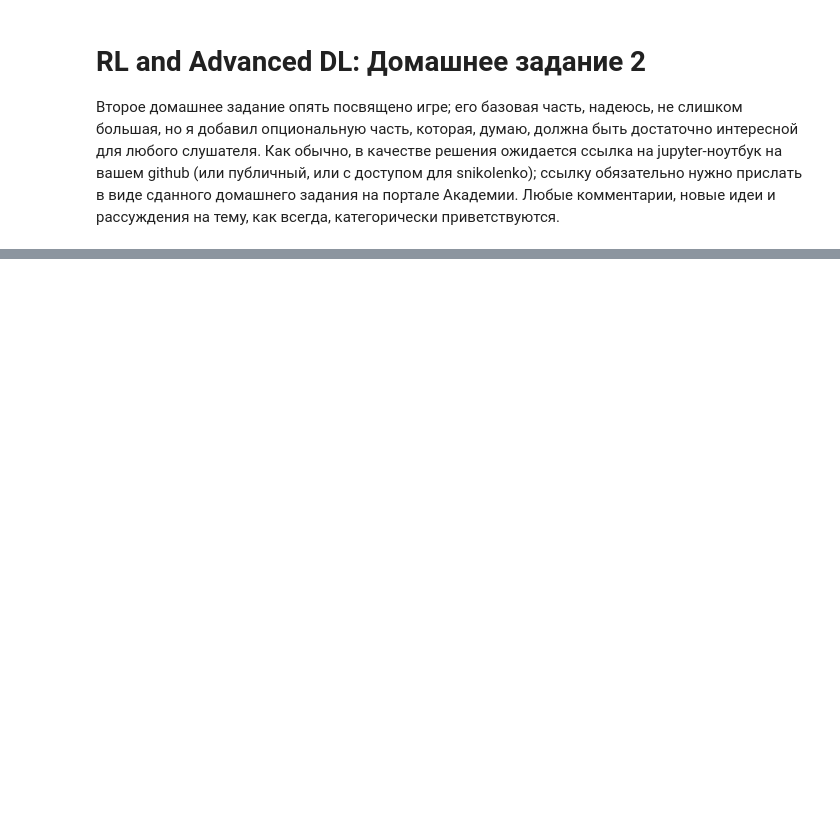
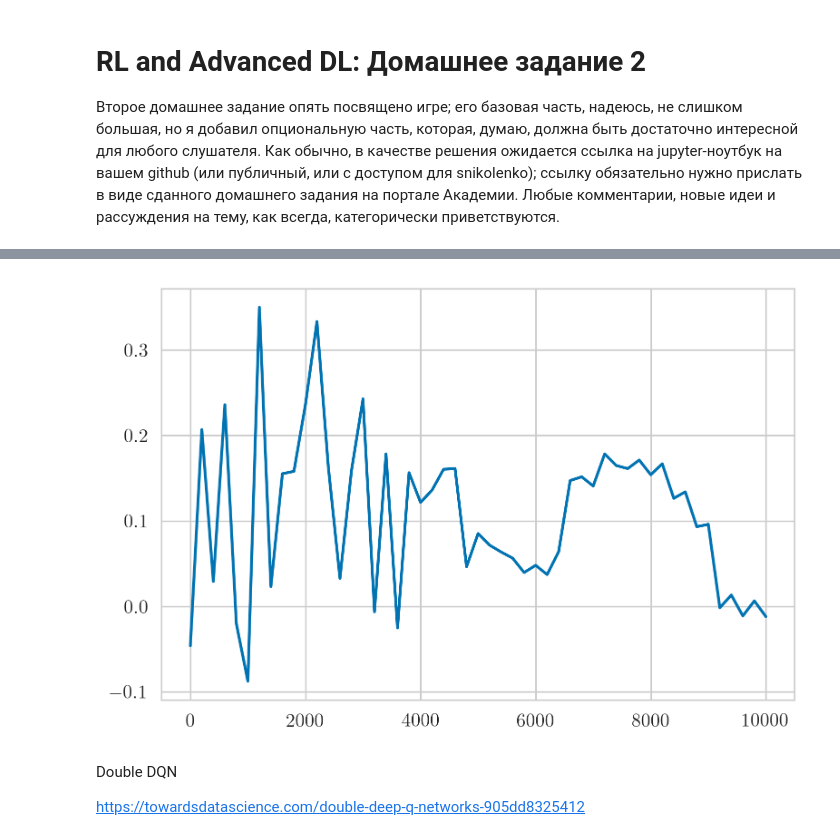
Before and after one commit to MikhailYeka/adv_rl_hws, a Jupyter notebook: hw2.ipynb, the cells around one changed output, grey strips where cells are left out. Cells and saved outputs as stored; diff of their text form; code cells hidden in the pictures; blank space fills up the shorter version.

```diff
--- a/hw2.ipynb
+++ b/hw2.ipynb
@@ -21,0 +684,9 @@ Disclaimer: начиная с пункта 2, задания для досок
+# %%
+dqn = TicTacToeDQN(4, 4, 4, 10_000)
+dqn.run(vs_random=False)
+# %% [output]
+[figure, added]
+# %% [markdown]
+Double DQN
+
+https://towardsdatascience.com/double-deep-q-networks-905dd8325412
```
Also changed, not shown: parts of 23 cells of this notebook.
